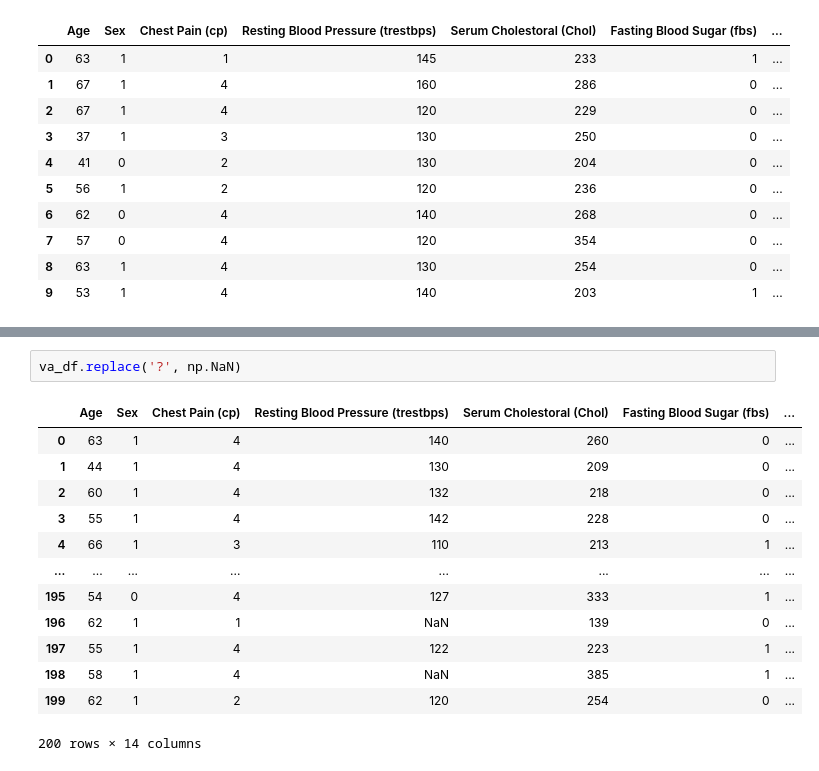
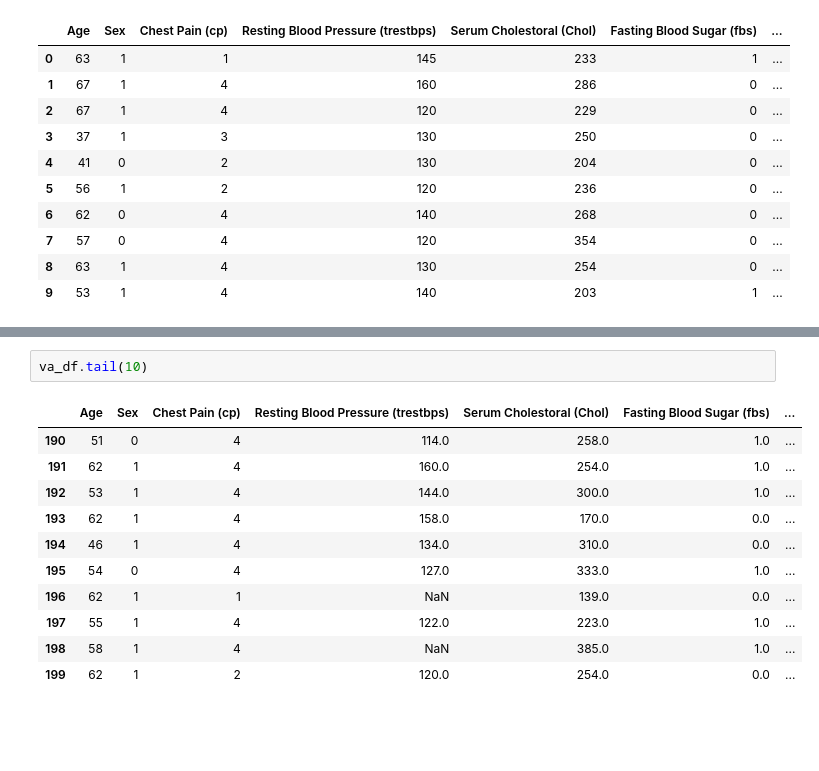
Before and after one commit to jenny0741/final_project, a Jupyter notebook: data_cleaning.ipynb, the cells around one changed output, grey strips where cells are left out. Cells and saved outputs as stored; diff of their text form; blank space fills up the shorter version.

```diff
--- a/data_cleaning.ipynb
+++ b/data_cleaning.ipynb
@@ -109,16 +93,14 @@ va_df.head(10)
-# %%
-va_df.replace('?', np.NaN)
-# %% [output]
-|  | Age | Sex | Chest Pain (cp) | Resting Blood Pressure (trestbps) | Serum Cholestoral (Chol) | Fasting Blood Sugar (fbs) | ... |
-| 0 | 63 | 1 | 4 | 140 | 260 | 0 | ... |
-| 1 | 44 | 1 | 4 | 130 | 209 | 0 | ... |
-| 2 | 60 | 1 | 4 | 132 | 218 | 0 | ... |
-| 3 | 55 | 1 | 4 | 142 | 228 | 0 | ... |
-| 4 | 66 | 1 | 3 | 110 | 213 | 1 | ... |
-| ... | ... | ... | ... | ... | ... | ... | ... |
-| 195 | 54 | 0 | 4 | 127 | 333 | 1 | ... |
-| 196 | 62 | 1 | 1 | NaN | 139 | 0 | ... |
-| 197 | 55 | 1 | 4 | 122 | 223 | 1 | ... |
-| 198 | 58 | 1 | 4 | NaN | 385 | 1 | ... |
-| 199 | 62 | 1 | 2 | 120 | 254 | 0 | ... |
-200 rows × 14 columns
+# %%
+va_df.tail(10)
+# %% [output]
+|  | Age | Sex | Chest Pain (cp) | Resting Blood Pressure (trestbps) | Serum Cholestoral (Chol) | Fasting Blood Sugar (fbs) | ... |
+| 190 | 51 | 0 | 4 | 114.0 | 258.0 | 1.0 | ... |
+| 191 | 62 | 1 | 4 | 160.0 | 254.0 | 1.0 | ... |
+| 192 | 53 | 1 | 4 | 144.0 | 300.0 | 1.0 | ... |
+| 193 | 62 | 1 | 4 | 158.0 | 170.0 | 0.0 | ... |
+| 194 | 46 | 1 | 4 | 134.0 | 310.0 | 0.0 | ... |
+| 195 | 54 | 0 | 4 | 127.0 | 333.0 | 1.0 | ... |
+| 196 | 62 | 1 | 1 | NaN | 139.0 | 0.0 | ... |
+| 197 | 55 | 1 | 4 | 122.0 | 223.0 | 1.0 | ... |
+| 198 | 58 | 1 | 4 | NaN | 385.0 | 1.0 | ... |
+| 199 | 62 | 1 | 2 | 120.0 | 254.0 | 0.0 | ... |
```
Also changed, not shown: parts of 9 cells of this notebook, 3 other files.
